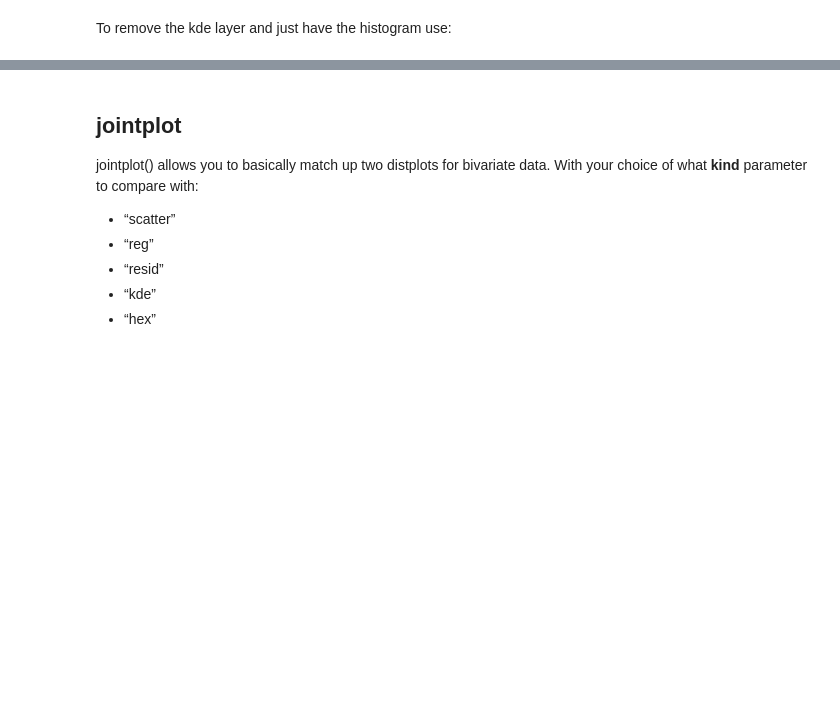
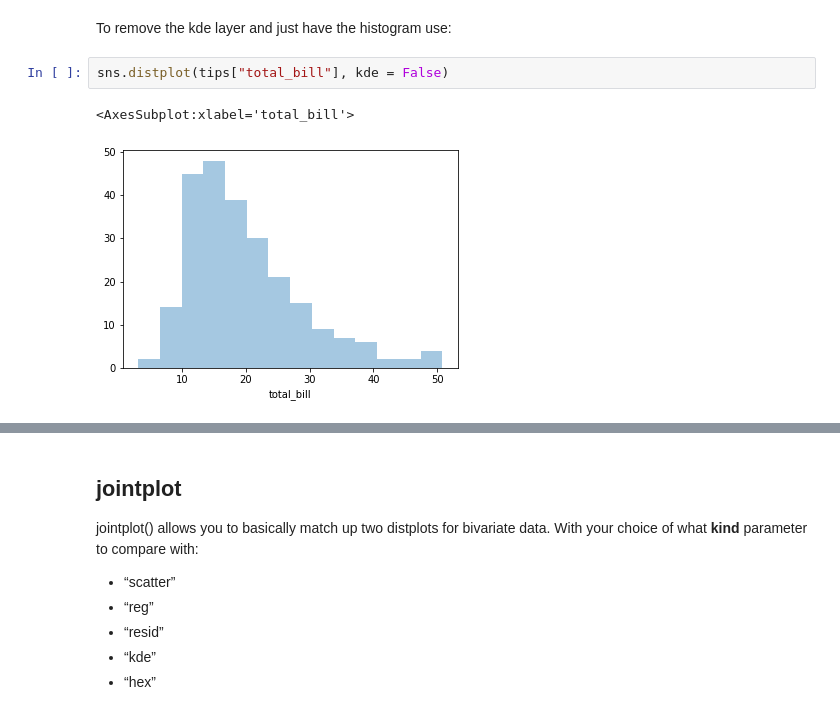
Before and after one commit to ritesh-chafer/python-for-data-science-and-machine-learning-bootcamp, a Jupyter notebook: Python for Data Visualization/Seaborn/Distribution Plots.ipynb, the cells around one changed output, grey strips where cells are left out. Cells and saved outputs as stored; diff of their text form; blank space fills up the shorter version.

Commit message:
distplot

```diff
--- a/Python for Data Visualization/Seaborn/Distribution Plots.ipynb
+++ b/Python for Data Visualization/Seaborn/Distribution Plots.ipynb
@@ -41,5 +41,10 @@ sns.distplot(tips['total_bill'])
 # %% [markdown]
 To remove the kde layer and just have the histogram use:
+# %%
+sns.distplot(tips["total_bill"], kde = False)
+# %% [output]
+<AxesSubplot:xlabel='total_bill'>
+[figure, added]
 # %%
 sns.distplot(tips['total_bill'],kde=False,bins=30)
 # %% [output]
```
Also changed, not shown: parts of 2 cells of this notebook.
